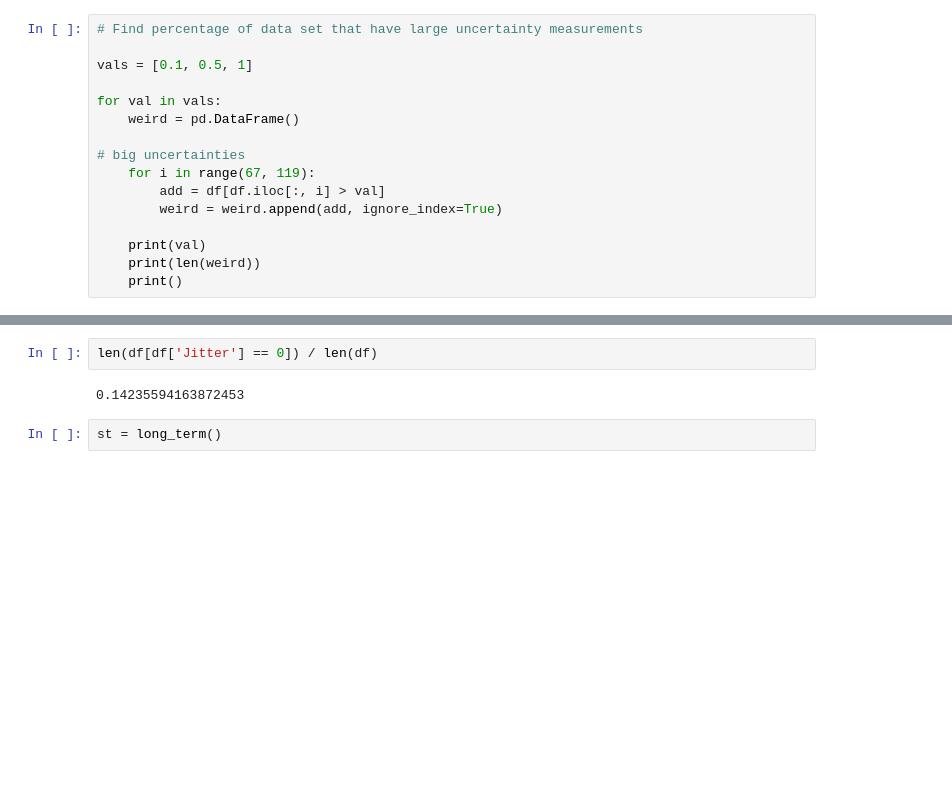
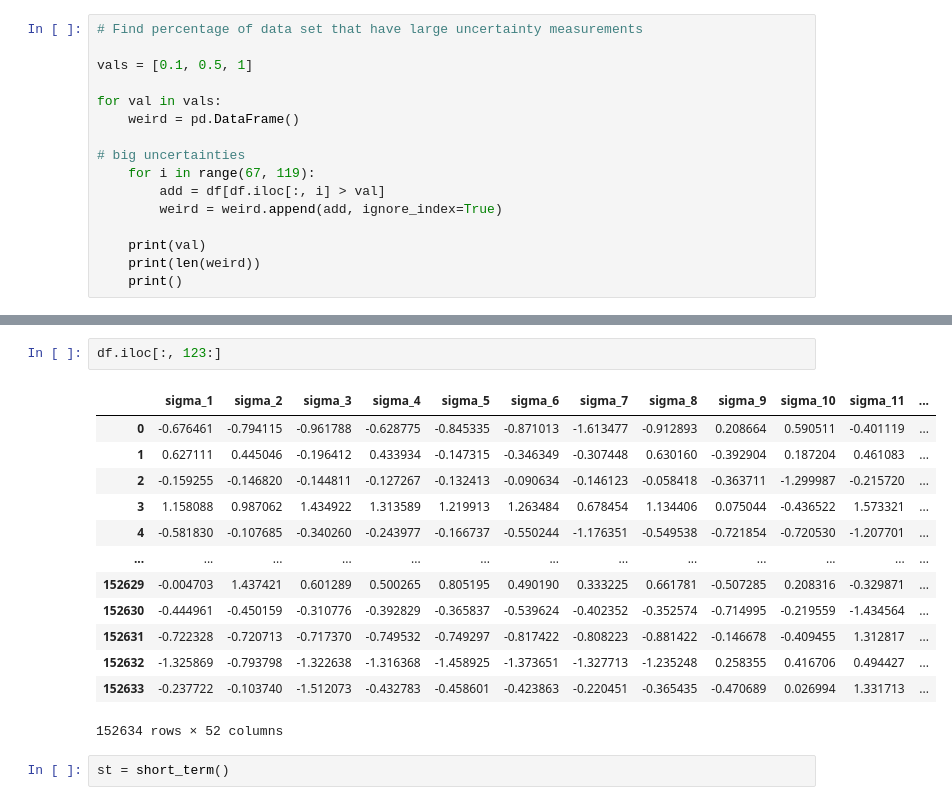
Before and after one commit to emily21030/rfc-var, a Jupyter notebook: labelling/visualize_fits.ipynb, the cells around one changed output, grey strips where cells are left out. Drawn from its saved outputs; the diff is of its cells as text; blank space fills up the shorter version.

```diff
--- a/labelling/visualize_fits.ipynb
+++ b/labelling/visualize_fits.ipynb
@@ -210,8 +210,20 @@ print(len(non_var()) / len(df))
-# %%
-len(df[df['Jitter'] == 0]) / len(df)
-# %% [output]
-0.14235594163872453
+# %%
+df.iloc[:, 123:]
+# %% [output]
+|  | sigma_1 | sigma_2 | sigma_3 | sigma_4 | sigma_5 | sigma_6 | sigma_7 | sigma_8 | sigma_9 | sigma_10 | sigma_11 | ... |
+| 0 | -0.676461 | -0.794115 | -0.961788 | -0.628775 | -0.845335 | -0.871013 | -1.613477 | -0.912893 | 0.208664 | 0.590511 | -0.401119 | ... |
+| 1 | 0.627111 | 0.445046 | -0.196412 | 0.433934 | -0.147315 | -0.346349 | -0.307448 | 0.630160 | -0.392904 | 0.187204 | 0.461083 | ... |
+| 2 | -0.159255 | -0.146820 | -0.144811 | -0.127267 | -0.132413 | -0.090634 | -0.146123 | -0.058418 | -0.363711 | -1.299987 | -0.215720 | ... |
+| 3 | 1.158088 | 0.987062 | 1.434922 | 1.313589 | 1.219913 | 1.263484 | 0.678454 | 1.134406 | 0.075044 | -0.436522 | 1.573321 | ... |
+| 4 | -0.581830 | -0.107685 | -0.340260 | -0.243977 | -0.166737 | -0.550244 | -1.176351 | -0.549538 | -0.721854 | -0.720530 | -1.207701 | ... |
+| ... | ... | ... | ... | ... | ... | ... | ... | ... | ... | ... | ... | ... |
+| 152629 | -0.004703 | 1.437421 | 0.601289 | 0.500265 | 0.805195 | 0.490190 | 0.333225 | 0.661781 | -0.507285 | 0.208316 | -0.329871 | ... |
+| 152630 | -0.444961 | -0.450159 | -0.310776 | -0.392829 | -0.365837 | -0.539624 | -0.402352 | -0.352574 | -0.714995 | -0.219559 | -1.434564 | ... |
+| 152631 | -0.722328 | -0.720713 | -0.717370 | -0.749532 | -0.749297 | -0.817422 | -0.808223 | -0.881422 | -0.146678 | -0.409455 | 1.312817 | ... |
+| 152632 | -1.325869 | -0.793798 | -1.322638 | -1.316368 | -1.458925 | -1.373651 | -1.327713 | -1.235248 | 0.258355 | 0.416706 | 0.494427 | ... |
+| 152633 | -0.237722 | -0.103740 | -1.512073 | -0.432783 | -0.458601 | -0.423863 | -0.220451 | -0.365435 | -0.470689 | 0.026994 | 1.331713 | ... |
+152634 rows × 52 columns
 # %%
-st = long_term()
+st = short_term()
 # %%
 len(st[st['eb'] == 1]) / len(st)
```
Also changed, not shown: parts of 11 cells of this notebook, 9 other files.
